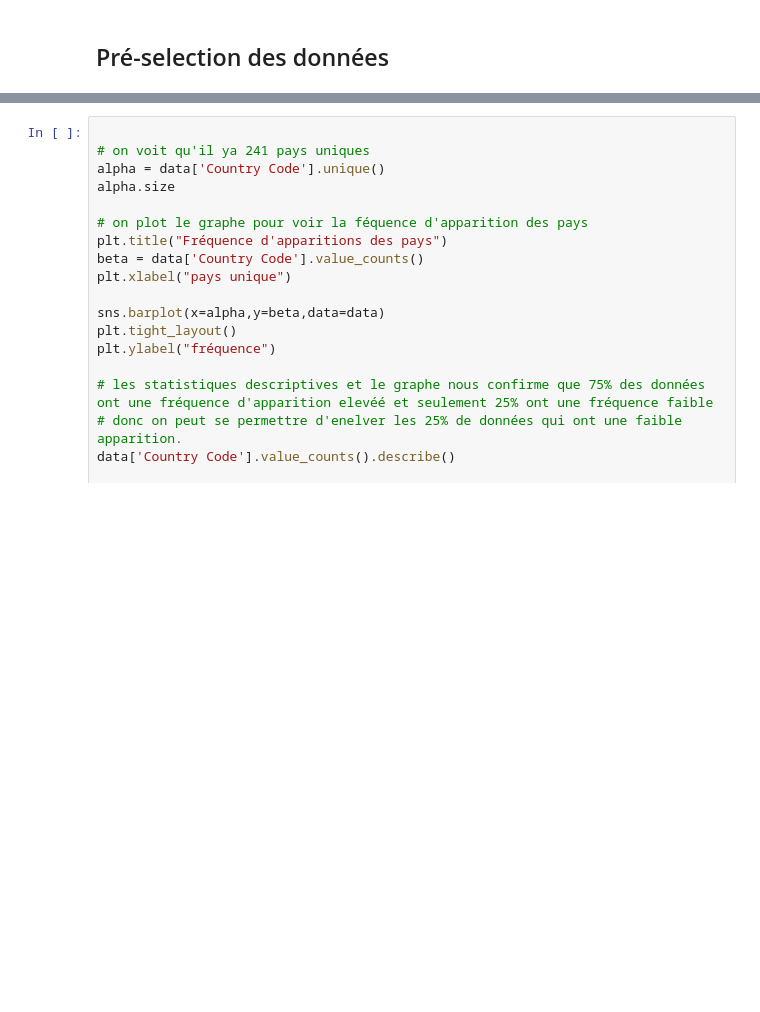
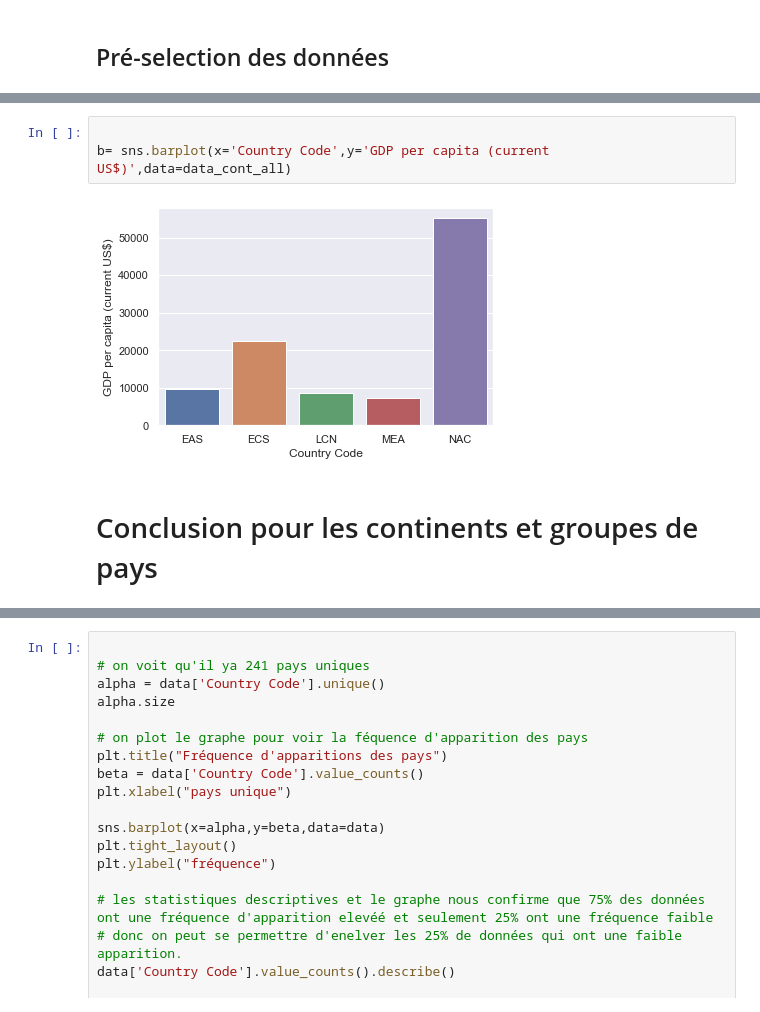
Before and after one commit to axibord/Data_Science, a Jupyter notebook: Test_solo2.ipynb, the cells around one changed output, grey strips where cells are left out. Drawn from its saved outputs; the diff is of its cells as text; blank space fills up the shorter version.

```diff
--- a/Test_solo2.ipynb
+++ b/Test_solo2.ipynb
@@ -60,0 +106,7 @@ Length: 70, dtype: int64
+# %%
+
+b= sns.barplot(x='Country Code',y='GDP per capita (current US$)',data=data_cont_all)
+# %% [output]
+[figure, added]
+# %% [markdown]
+# Conclusion pour les continents et groupes de pays
```
Also changed, not shown: parts of 11 cells of this notebook.
